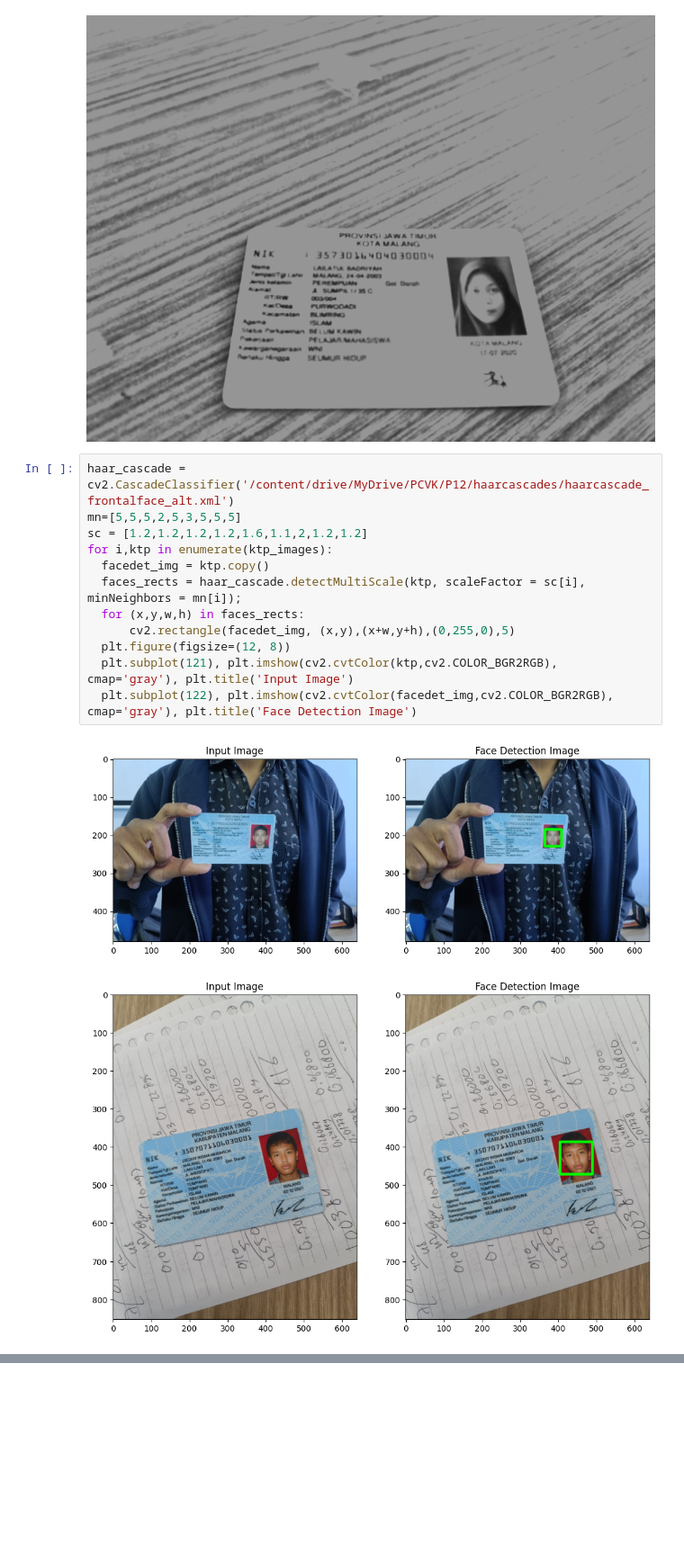
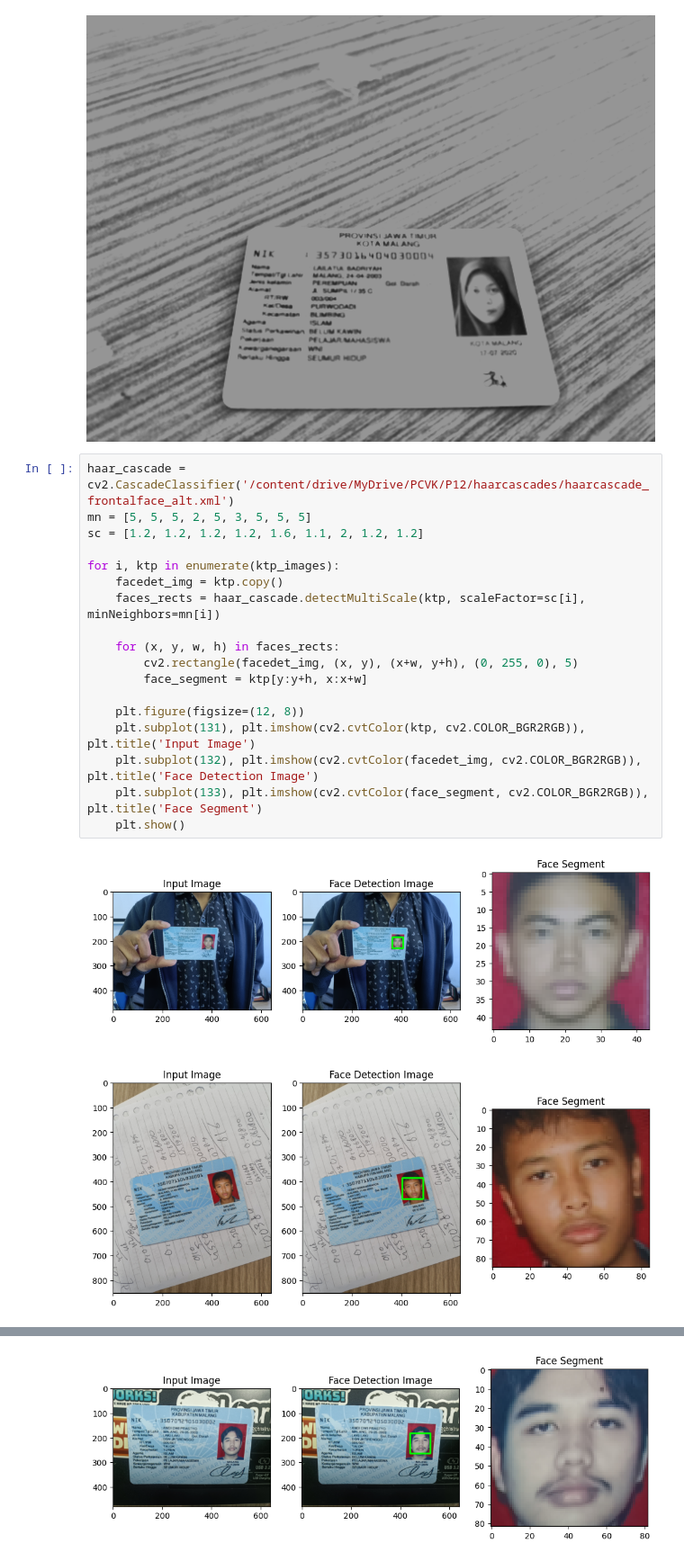
Before and after one commit to BimaBayuUWUUU/2141720019-PCVK-2023, a Jupyter notebook: KEL1_KUIS2PCVK.ipynb, the cells around one changed output, grey strips where cells are left out. Shown at 90% size. Saved outputs shown, nothing was run; the diff lists cells and outputs as text; blank space fills up the shorter version.

```diff
--- a/KEL1_KUIS2PCVK.ipynb
+++ b/KEL1_KUIS2PCVK.ipynb
@@ -54,16 +54,22 @@ cv2_imshow(thresh_ktp_images[2])
 [figure]
 # %%
 haar_cascade = cv2.CascadeClassifier('/content/drive/MyDrive/PCVK/P12/haarcascades/haarcascade_frontalface_alt.xml')
-mn=[5,5,5,2,5,3,5,5,5]
-sc = [1.2,1.2,1.2,1.2,1.6,1.1,2,1.2,1.2]
-for i,ktp in enumerate(ktp_images):
-  facedet_img = ktp.copy()
-  faces_rects = haar_cascade.detectMultiScale(ktp, scaleFactor = sc[i], minNeighbors = mn[i]);
-  for (x,y,w,h) in faces_rects:
-      cv2.rectangle(facedet_img, (x,y),(x+w,y+h),(0,255,0),5)
-  plt.figure(figsize=(12, 8))
-  plt.subplot(121), plt.imshow(cv2.cvtColor(ktp,cv2.COLOR_BGR2RGB), cmap='gray'), plt.title('Input Image')
-  plt.subplot(122), plt.imshow(cv2.cvtColor(facedet_img,cv2.COLOR_BGR2RGB), cmap='gray'), plt.title('Face Detection Image')
+mn = [5, 5, 5, 2, 5, 3, 5, 5, 5]
+sc = [1.2, 1.2, 1.2, 1.2, 1.6, 1.1, 2, 1.2, 1.2]
+
+for i, ktp in enumerate(ktp_images):
+    facedet_img = ktp.copy()
+    faces_rects = haar_cascade.detectMultiScale(ktp, scaleFactor=sc[i], minNeighbors=mn[i])
+
+    for (x, y, w, h) in faces_rects:
+        cv2.rectangle(facedet_img, (x, y), (x+w, y+h), (0, 255, 0), 5)
+        face_segment = ktp[y:y+h, x:x+w]
+
+    plt.figure(figsize=(12, 8))
+    plt.subplot(131), plt.imshow(cv2.cvtColor(ktp, cv2.COLOR_BGR2RGB)), plt.title('Input Image')
+    plt.subplot(132), plt.imshow(cv2.cvtColor(facedet_img, cv2.COLOR_BGR2RGB)), plt.title('Face Detection Image')
+    plt.subplot(133), plt.imshow(cv2.cvtColor(face_segment, cv2.COLOR_BGR2RGB)), plt.title('Face Segment')
+    plt.show()
 # %% [output]
-[figure, old version]
+[figure, new version]
-[figure, old version]
+[figure, new version]
@@ -71,0 +78 @@ for i,ktp in enumerate(ktp_images):
+[figure, added]
```
Also changed, not shown: parts of 1 cell of this notebook.
